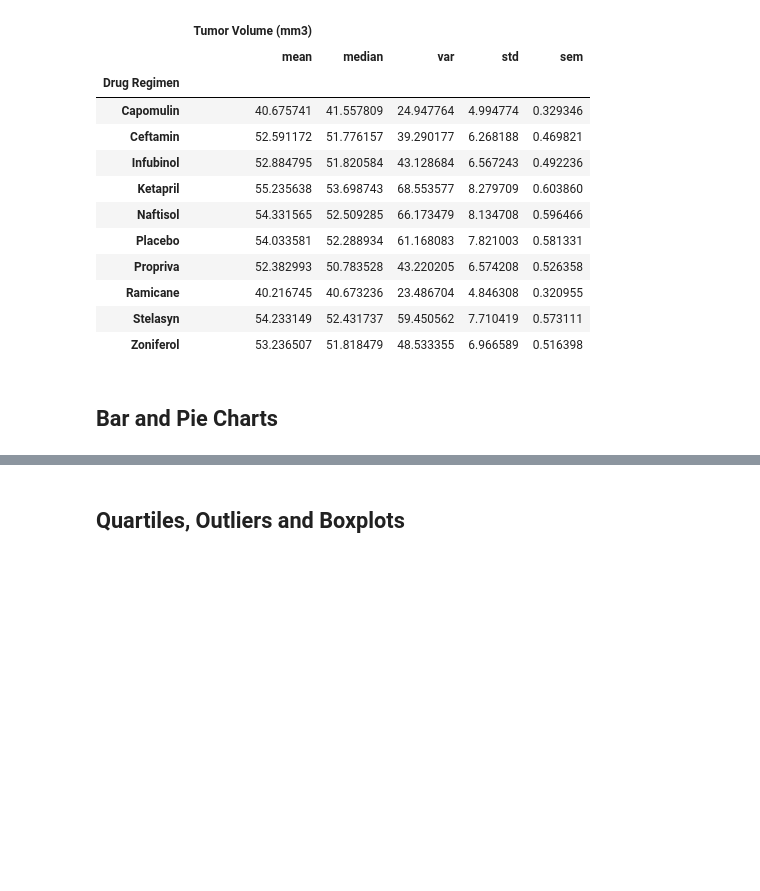
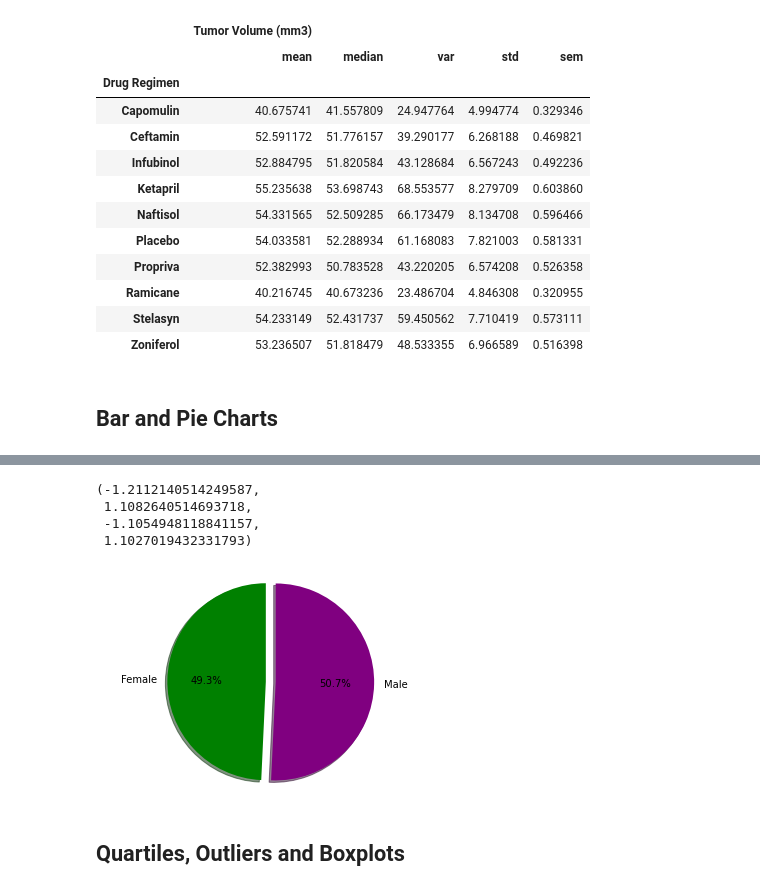
Before and after one commit to MMidwinter/matplotlib-challenge, a Jupyter notebook: Pymaceuticals/pymaceuticals_starter.ipynb, the cells around one changed output, grey strips where cells are left out. Cells and saved outputs as stored; diff of their text form; code cells hidden in the pictures; blank space fills up the shorter version.

```diff
--- a/Pymaceuticals/pymaceuticals_starter.ipynb
+++ b/Pymaceuticals/pymaceuticals_starter.ipynb
@@ -146,5 +175,17 @@ regimen_df.agg({'Tumor Volume (mm3)':['mean','median','var','std','sem']})
 # %%
 # Generate a pie plot showing the distribution of female versus male mice using pyplot
+explode = (0.1,0)
+colors = ("green", "purple")
+
+plt.pie(gender_count,explode=explode, labels=genders,colors=colors,
+       autopct="%1.1f%%",shadow=True, startangle=90)
+plt.axis("equal")
+# %% [output]
+(-1.2112140514249587,
+ 1.1082640514693718,
+ -1.1054948118841157,
+ 1.1027019432331793)
+[figure, added]
 # %% [markdown]
 ## Quartiles, Outliers and Boxplots
 # %%
```
Also changed, not shown: parts of 4 cells of this notebook.
